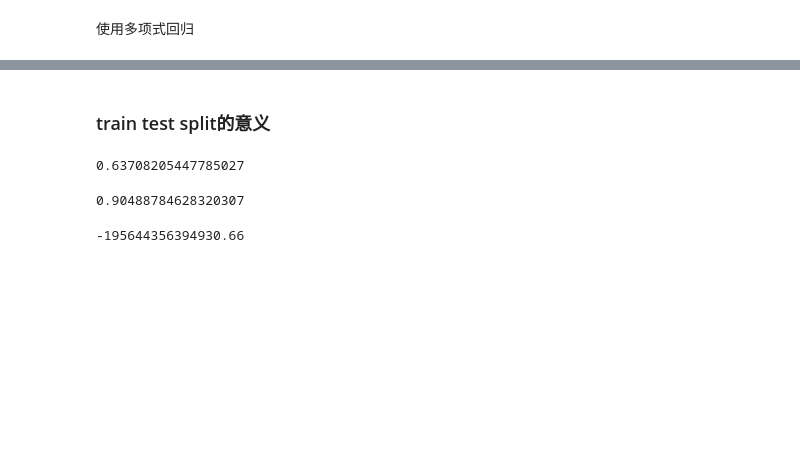
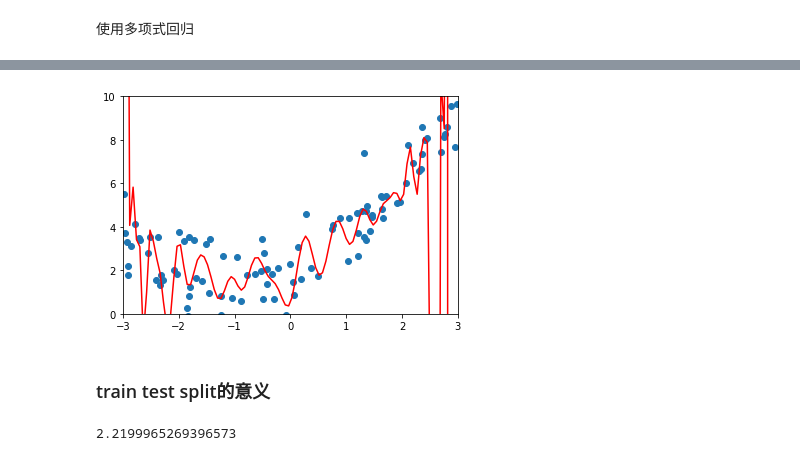
Before and after one commit to liuyubobobo/Play-with-Machine-Learning-Algorithms, a Jupyter notebook: 08-Polynomial-Regression-and-Model-Generalization/03-Overfitting-and-Underfitting/03-Overfitting-and-Underfitting.ipynb, the cells around one changed output, grey strips where cells are left out. Drawn from its saved outputs; the diff is of its cells as text; code cells hidden in the pictures; blank space fills up the shorter version.

```diff
--- a/08-Polynomial-Regression-and-Model-Generalization/03-Overfitting-and-Underfitting/03-Overfitting-and-Underfitting.ipynb
+++ b/08-Polynomial-Regression-and-Model-Generalization/03-Overfitting-and-Underfitting/03-Overfitting-and-Underfitting.ipynb
@@ -92,3 +112,13 @@ plt.show()
+# %%
+X_plot = np.linspace(-3, 3, 100).reshape(100, 1)
+y_plot = poly100_reg.predict(X_plot)
+# %%
+plt.scatter(x, y)
+plt.plot(X_plot[:,0], y_plot, color='r')
+plt.axis([-3, 3, 0, 10])
+plt.show()
+# %% [output]
+[figure, added]
 # %% [markdown]
 ### train test split的意义
 # %%
@@ -96,22 +126,7 @@ from sklearn.model_selection import train_test_split
 X_train, X_test, y_train, y_test = train_test_split(X, y, random_state=666)
 # %%
 lin_reg.fit(X_train, y_train)
-lin_reg.score(X_test, y_test)
+y_predict = lin_reg.predict(X_test)
+mean_squared_error(y_test, y_predict)
 # %% [output]
-0.63708205447785027
+2.2199965269396573
-# %%
-X2_train = poly2.fit_transform(X_train)
-X2_test = poly2.transform(X_test)
-
-lin_reg2.fit(X2_train, y_train)
-lin_reg2.score(X2_test, y_test)
-# %% [output]
-0.90488784628320307
-# %%
-X200_train = poly200.fit_transform(X_train)
-X200_test = poly200.transform(X_test)
-
-lin_reg200.fit(X200_train, y_train)
-lin_reg200.score(X200_test, y_test)
-# %% [output]
--195644356394930.66
```
Also changed, not shown: parts of 22 cells of this notebook, 2 other files.
